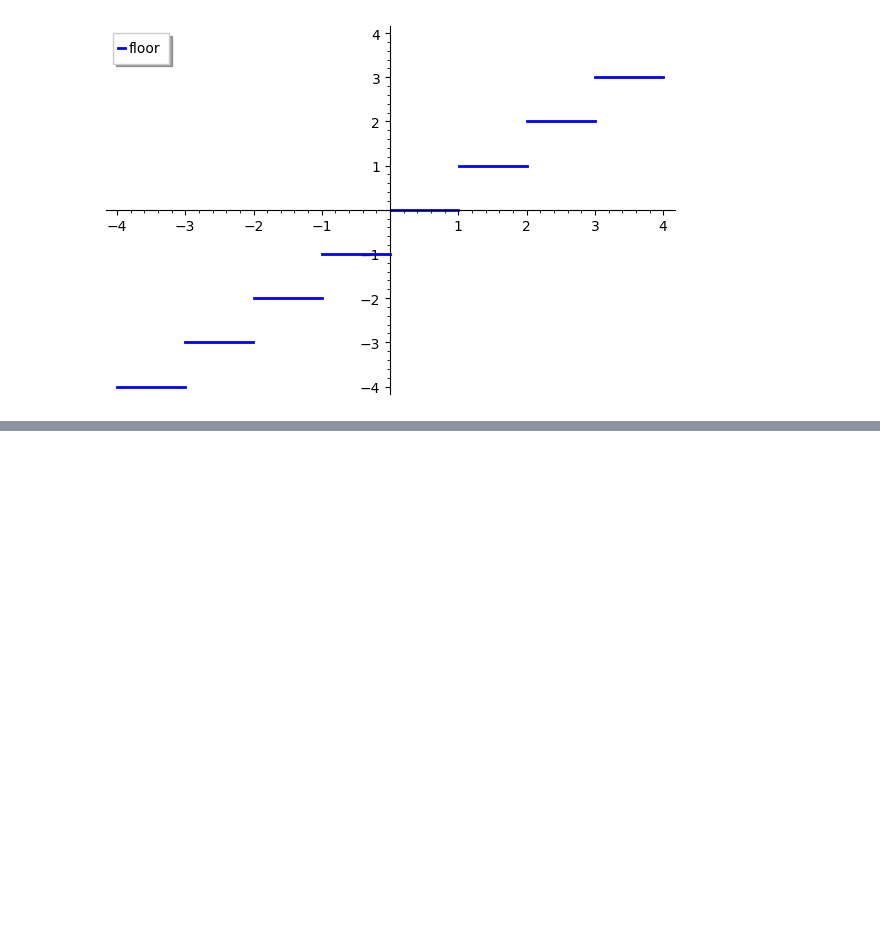
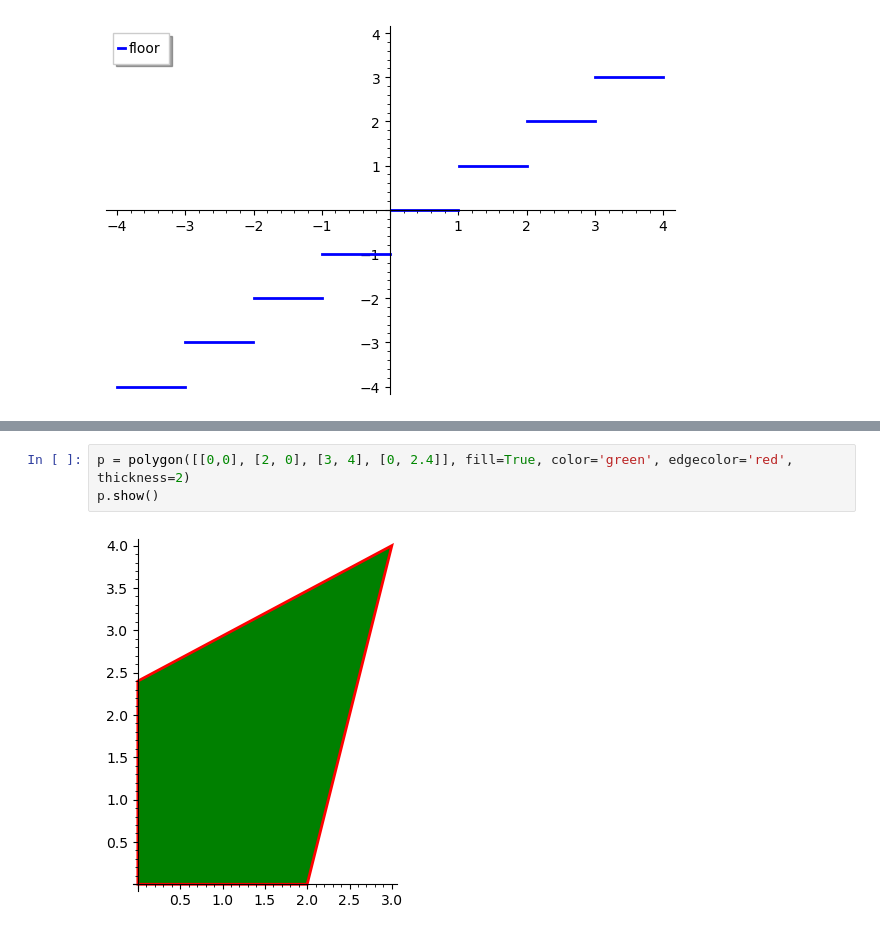
Before and after one commit to abhaysp95/language_files, a Jupyter notebook: nsage/plotting and calculus.ipynb, the cells around one changed output, grey strips where cells are left out. Saved outputs shown, nothing was run; the diff lists cells and outputs as text; blank space fills up the shorter version.

```diff
--- a/nsage/plotting and calculus.ipynb
+++ b/nsage/plotting and calculus.ipynb
@@ -33,0 +52,5 @@ p.show()
+# %%
+p = polygon([[0,0], [2, 0], [3, 4], [0, 2.4]], fill=True, color='green', edgecolor='red', thickness=2)
+p.show()
+# %% [output]
+[figure, added]
```
Also changed, not shown: parts of 2 cells of this notebook.
